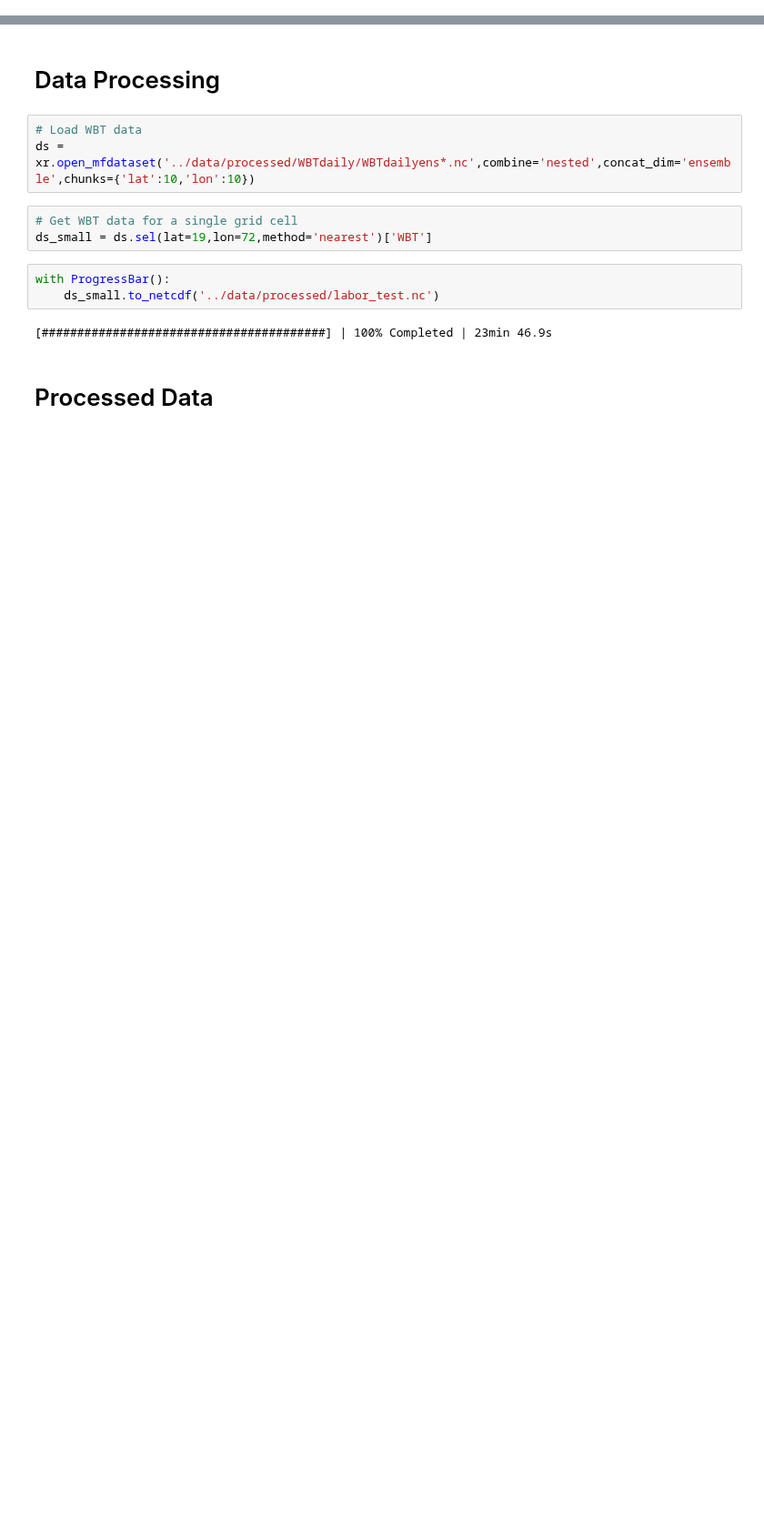
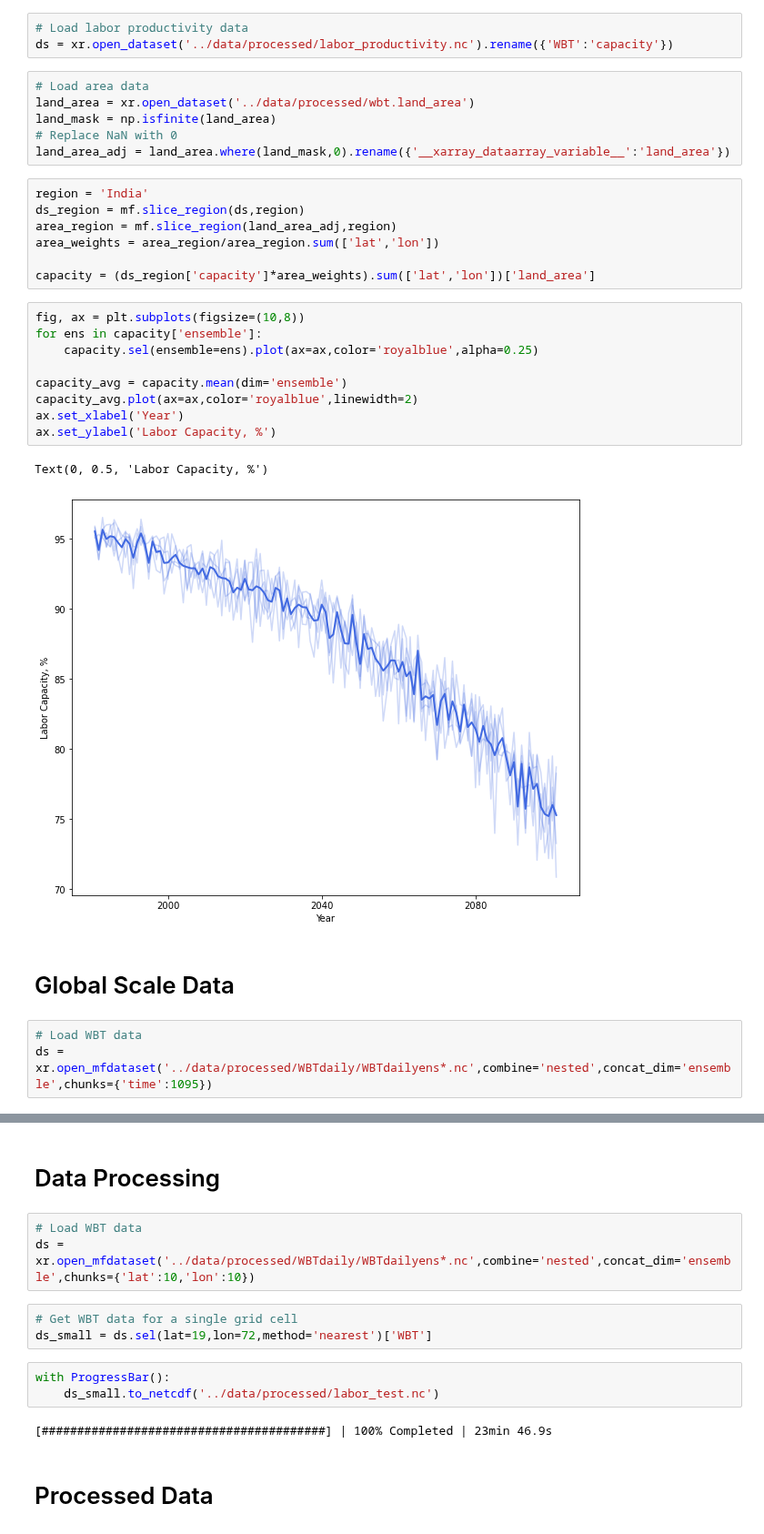
Before and after one commit to KYan19/pei, a Jupyter notebook: notebooks/6.1_LaborCapacity.ipynb, the cells around one changed output, grey strips where cells are left out. Shown at 91% size. Cells and saved outputs as stored; diff of their text form; blank space fills up the shorter version.

```diff
--- a/notebooks/6.1_LaborCapacity.ipynb
+++ b/notebooks/6.1_LaborCapacity.ipynb
@@ -11,0 +75,33 @@ The autoreload extension is already loaded. To reload it, use:
+# %%
+# Load labor productivity data
+ds = xr.open_dataset('../data/processed/labor_productivity.nc').rename({'WBT':'capacity'})
+# %%
+# Load area data
+land_area = xr.open_dataset('../data/processed/wbt.land_area')
+land_mask = np.isfinite(land_area)
+# Replace NaN with 0
+land_area_adj = land_area.where(land_mask,0).rename({'__xarray_dataarray_variable__':'land_area'})
+# %%
+region = 'India'
+ds_region = mf.slice_region(ds,region)
+area_region = mf.slice_region(land_area_adj,region)
+area_weights = area_region/area_region.sum(['lat','lon'])
+
+capacity = (ds_region['capacity']*area_weights).sum(['lat','lon'])['land_area']
+# %%
+fig, ax = plt.subplots(figsize=(10,8))
+for ens in capacity['ensemble']:
+    capacity.sel(ensemble=ens).plot(ax=ax,color='royalblue',alpha=0.25)
+
+capacity_avg = capacity.mean(dim='ensemble')
+capacity_avg.plot(ax=ax,color='royalblue',linewidth=2)
+ax.set_xlabel('Year')
+ax.set_ylabel('Labor Capacity, %')
+# %% [output]
+Text(0, 0.5, 'Labor Capacity, %')
+[figure, added]
+# %% [markdown]
+# Global Scale Data
+# %%
+# Load WBT data
+ds = xr.open_mfdataset('../data/processed/WBTdaily/WBTdailyens*.nc',combine='nested',concat_dim='ensemble',chunks={'time':1095})
```
Also changed, not shown: parts of 11 cells of this notebook, 2 other files.
